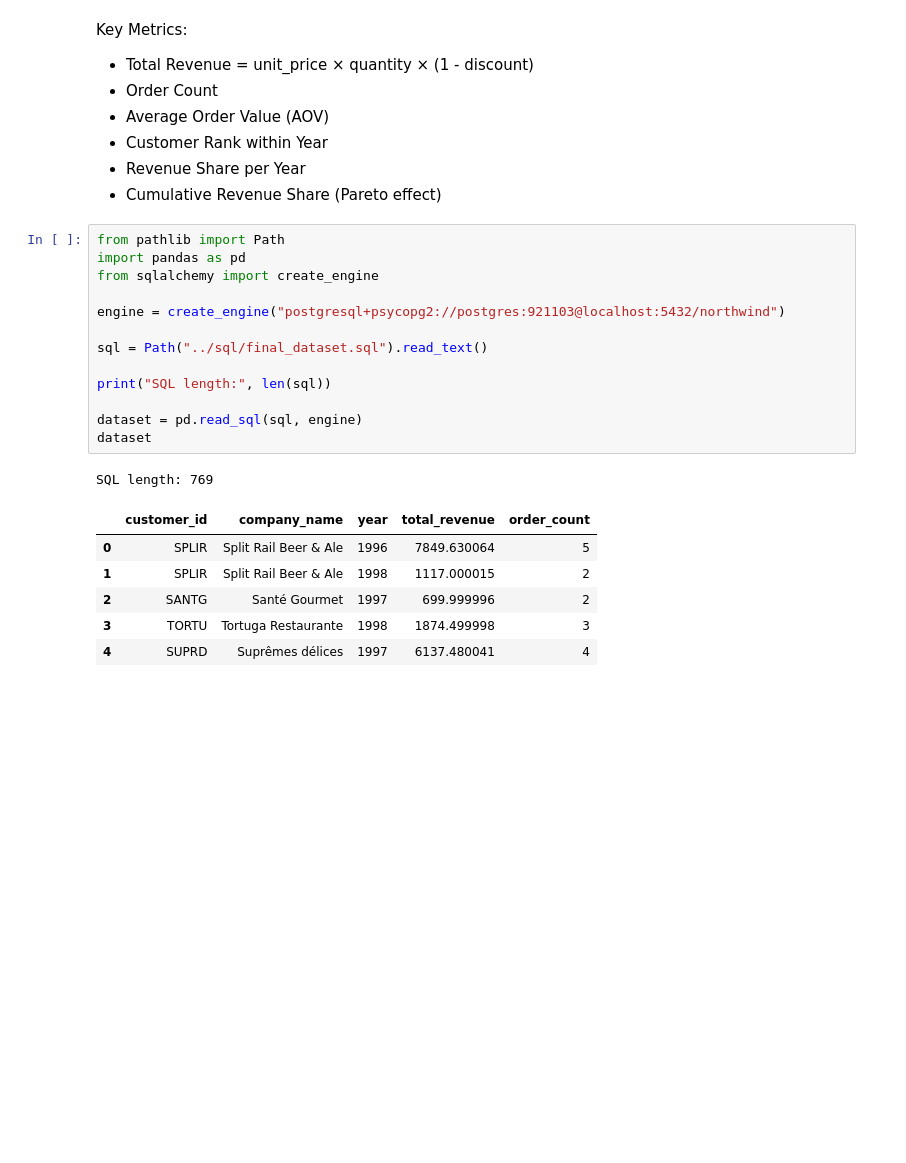
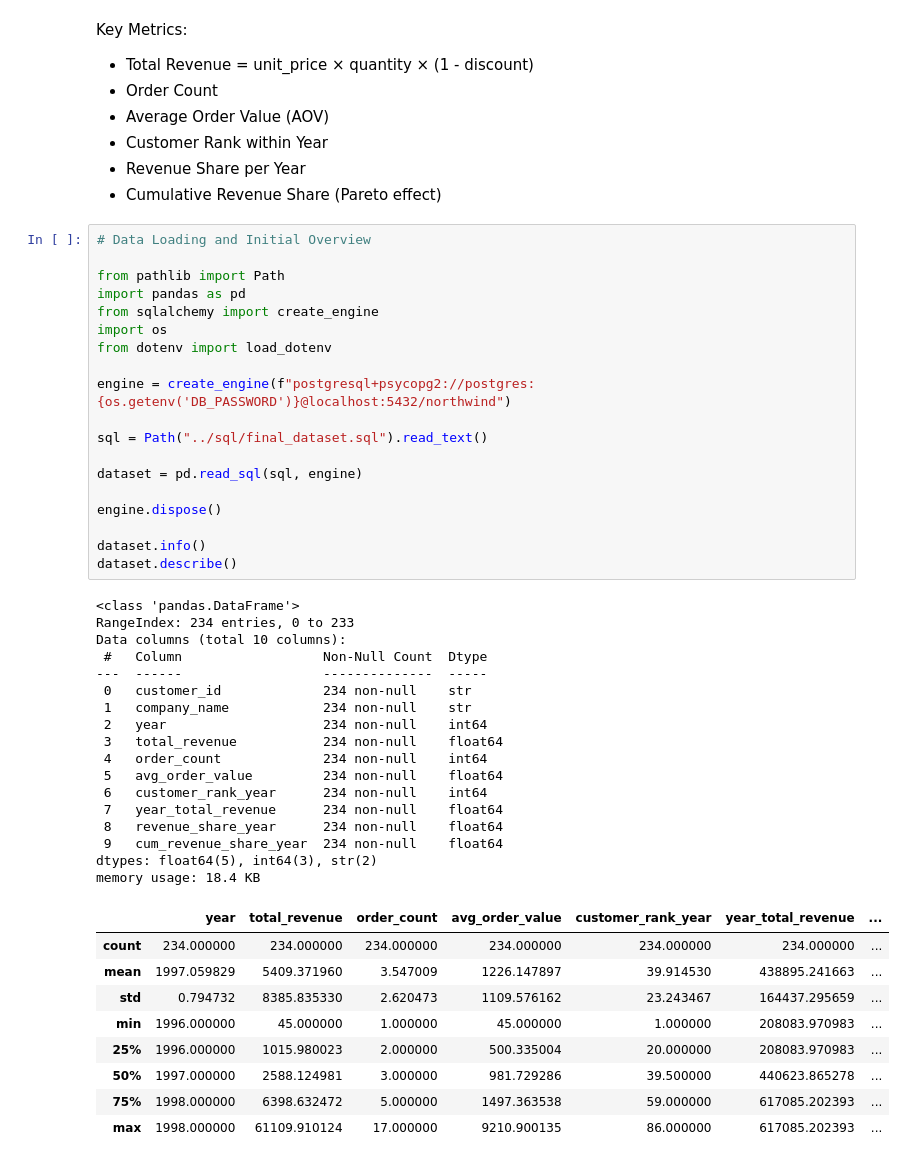
Before and after one commit to pzahorsky/northwind-sales-data-pipeline, a Jupyter notebook: notebook/sales_data_pipeline.ipynb, the cells around one changed output. Drawn from its saved outputs; the diff is of its cells as text; blank space fills up the shorter version.

Commit message:
Finalize revenue Concentration Analysis Secure DB configuration Update: requirements.txt

```diff
--- a/notebook/sales_data_pipeline.ipynb
+++ b/notebook/sales_data_pipeline.ipynb
@@ -29,23 +29,48 @@ Key Metrics:
 - Revenue Share per Year
 - Cumulative Revenue Share (Pareto effect)
 # %%
+# Data Loading and Initial Overview
+
 from pathlib import Path
 import pandas as pd
 from sqlalchemy import create_engine
+import os
+from dotenv import load_dotenv
 
-engine = create_engine("postgresql+psycopg2://postgres:921103@localhost:5432/northwind")
+engine = create_engine(f"postgresql+psycopg2://postgres:{os.getenv('DB_PASSWORD')}@localhost:5432/northwind")
 
 sql = Path("../sql/final_dataset.sql").read_text()
 
-print("SQL length:", len(sql))
+dataset = pd.read_sql(sql, engine)
 
-dataset = pd.read_sql(sql, engine)
-dataset
+engine.dispose()
+
+dataset.info()
+dataset.describe()
 # %% [output]
-SQL length: 769
+<class 'pandas.DataFrame'>
+RangeIndex: 234 entries, 0 to 233
+Data columns (total 10 columns):
+ #   Column                  Non-Null Count  Dtype
+---  ------                  --------------  -----
+ 0   customer_id             234 non-null    str
+ 1   company_name            234 non-null    str
+ 2   year                    234 non-null    int64
+ 3   total_revenue           234 non-null    float64
+ 4   order_count             234 non-null    int64
+ 5   avg_order_value         234 non-null    float64
+ 6   customer_rank_year      234 non-null    int64
+ 7   year_total_revenue      234 non-null    float64
+ 8   revenue_share_year      234 non-null    float64
+ 9   cum_revenue_share_year  234 non-null    float64
+dtypes: float64(5), int64(3), str(2)
+memory usage: 18.4 KB
-|  | customer_id | company_name | year | total_revenue | order_count |
-| 0 | SPLIR | Split Rail Beer & Ale | 1996 | 7849.630064 | 5 |
-| 1 | SPLIR | Split Rail Beer & Ale | 1998 | 1117.000015 | 2 |
-| 2 | SANTG | Santé Gourmet | 1997 | 699.999996 | 2 |
-| 3 | TORTU | Tortuga Restaurante | 1998 | 1874.499998 | 3 |
-| 4 | SUPRD | Suprêmes délices | 1997 | 6137.480041 | 4 |
+|  | year | total_revenue | order_count | avg_order_value | customer_rank_year | year_total_revenue | ... |
+| count | 234.000000 | 234.000000 | 234.000000 | 234.000000 | 234.000000 | 234.000000 | ... |
+| mean | 1997.059829 | 5409.371960 | 3.547009 | 1226.147897 | 39.914530 | 438895.241663 | ... |
+| std | 0.794732 | 8385.835330 | 2.620473 | 1109.576162 | 23.243467 | 164437.295659 | ... |
+| min | 1996.000000 | 45.000000 | 1.000000 | 45.000000 | 1.000000 | 208083.970983 | ... |
+| 25% | 1996.000000 | 1015.980023 | 2.000000 | 500.335004 | 20.000000 | 208083.970983 | ... |
+| 50% | 1997.000000 | 2588.124981 | 3.000000 | 981.729286 | 39.500000 | 440623.865278 | ... |
+| 75% | 1998.000000 | 6398.632472 | 5.000000 | 1497.363538 | 59.000000 | 617085.202393 | ... |
+| max | 1998.000000 | 61109.910124 | 17.000000 | 9210.900135 | 86.000000 | 617085.202393 | ... |
```
Also changed, not shown: parts of 13 cells of this notebook, 2 other files.
